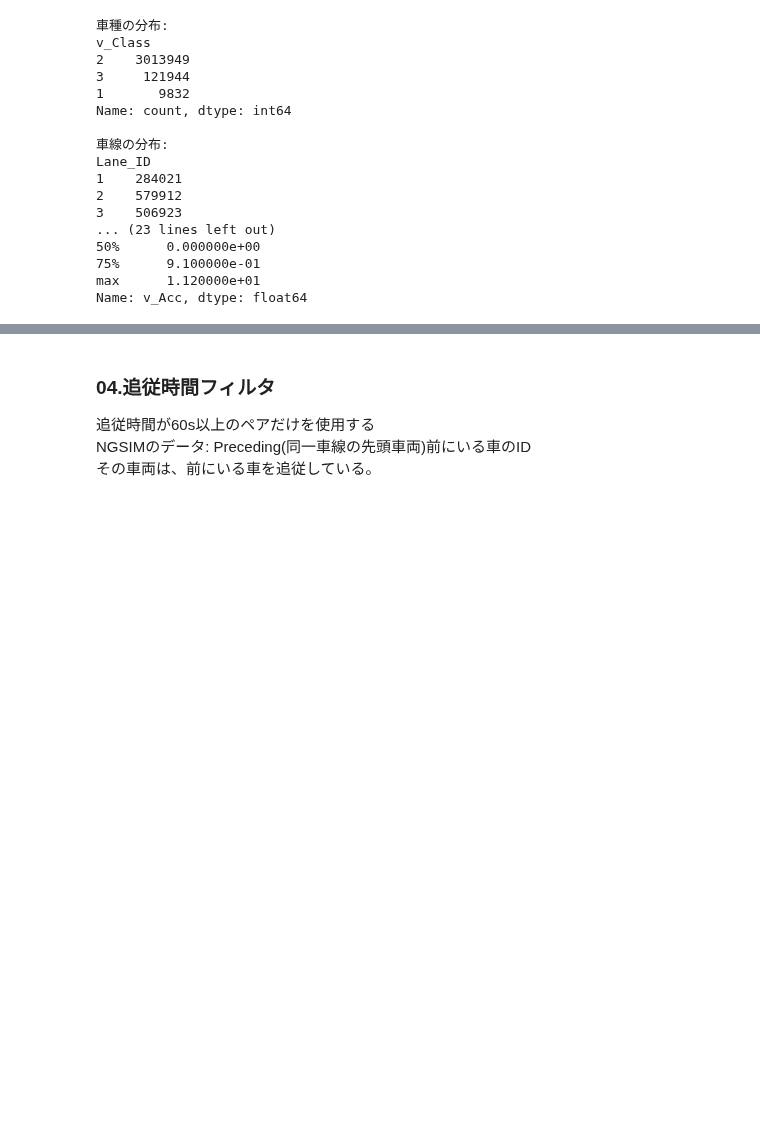
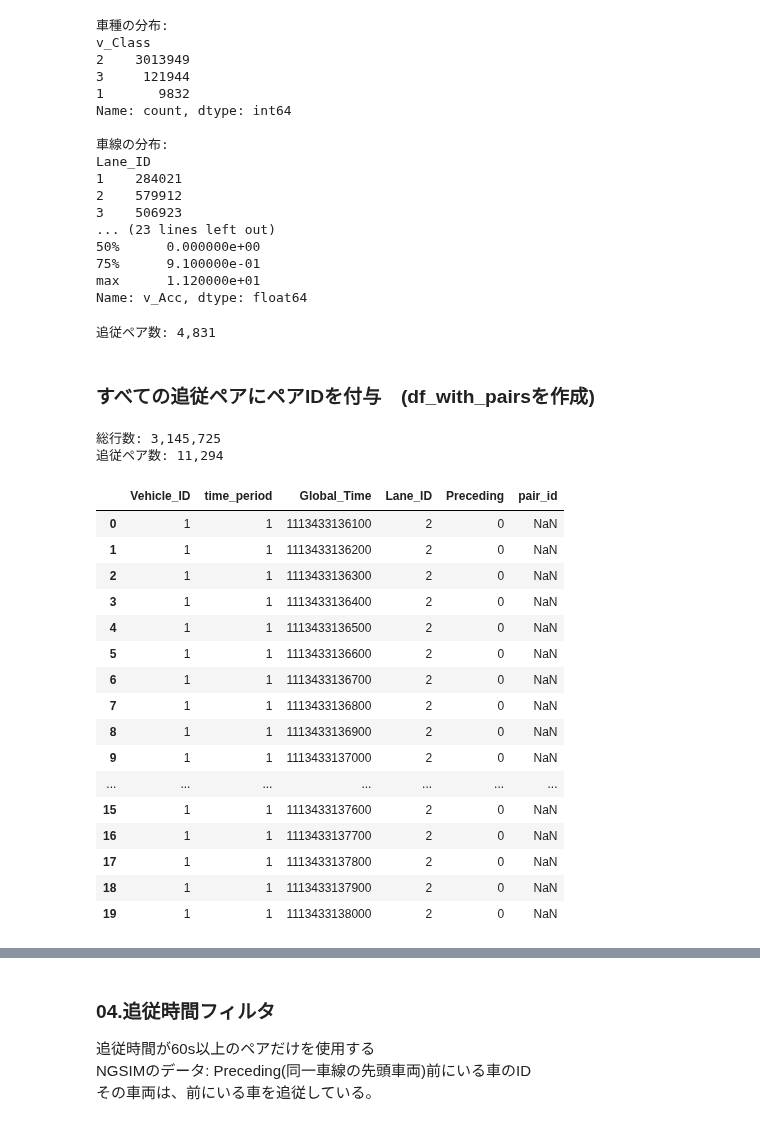
Before and after one commit to tenn0126/Game_Theory_Algorithm, a Jupyter notebook: notebooks/00_data_prep.ipynb, the cells around one changed output, grey strips where cells are left out. Drawn from its saved outputs; the diff is of its cells as text; code cells hidden in the pictures; blank space fills up the shorter version.

```diff
--- a/notebooks/00_data_prep.ipynb
+++ b/notebooks/00_data_prep.ipynb
@@ -106,3 +106,70 @@ Lane_ID
 75%      9.100000e-01
 max      1.120000e+01
 Name: v_Acc, dtype: float64
+# %%
+# 車線フィルタ後のデータにペアIDを付与
+df_lane_with_pairs = give_pair_id(df_lane_class)
+
+# 追従ペア数の確認
+print(f"追従ペア数: {df_lane_with_pairs['pair_id'].nunique():,}")
+# %% [output]
+追従ペア数: 4,831
+# %% [markdown]
+### すべての追従ペアにペアIDを付与　(df_with_pairsを作成)
+# %%
+def give_pair_id(df):
+    # ソート
+    df = df.sort_values(['Vehicle_ID', 'time_period', 'Global_Time']).copy()
+
+    # 条件が途切れるタイミングを検出
+    # ① Lane_IDが変わった
+    lane_changed = df.groupby(['Vehicle_ID', 'time_period'])['Lane_ID'].transform(
+        lambda x: x != x.shift(fill_value=-1)
+    )
+
+    # ② Precedingが変わった
+    preceding_changed = df.groupby(['Vehicle_ID', 'time_period'])['Preceding'].transform(
+        lambda x: x != x.shift(fill_value=-1)
+    )
+
+    # ③ Preceding=0
+    preceding_zero = df['Preceding'] == 0
+
+    # 条件が途切れるタイミング
+    break_point = lane_changed | preceding_changed | preceding_zero
+
+    # ペアIDを付与
+    df['pair_id'] = break_point.cumsum()
+
+    # Preceding=0の行はpair_idをNaNにする
+    df.loc[preceding_zero, 'pair_id'] = None
+
+    return df
+
+# 実行
+df_with_pairs = give_pair_id(df)
+
+# 確認
+print(f"総行数: {len(df_with_pairs):,}")
+print(f"追従ペア数: {df_with_pairs['pair_id'].nunique():,}")
+df_with_pairs[['Vehicle_ID', 'time_period', 'Global_Time', 'Lane_ID', 'Preceding', 'pair_id']].head(20)
+# %% [output]
+総行数: 3,145,725
+追従ペア数: 11,294
+|  | Vehicle_ID | time_period | Global_Time | Lane_ID | Preceding | pair_id |
+| 0 | 1 | 1 | 1113433136100 | 2 | 0 | NaN |
+| 1 | 1 | 1 | 1113433136200 | 2 | 0 | NaN |
+| 2 | 1 | 1 | 1113433136300 | 2 | 0 | NaN |
+| 3 | 1 | 1 | 1113433136400 | 2 | 0 | NaN |
+| 4 | 1 | 1 | 1113433136500 | 2 | 0 | NaN |
+| 5 | 1 | 1 | 1113433136600 | 2 | 0 | NaN |
+| 6 | 1 | 1 | 1113433136700 | 2 | 0 | NaN |
+| 7 | 1 | 1 | 1113433136800 | 2 | 0 | NaN |
+| 8 | 1 | 1 | 1113433136900 | 2 | 0 | NaN |
+| 9 | 1 | 1 | 1113433137000 | 2 | 0 | NaN |
+| ... | ... | ... | ... | ... | ... | ... |
+| 15 | 1 | 1 | 1113433137600 | 2 | 0 | NaN |
+| 16 | 1 | 1 | 1113433137700 | 2 | 0 | NaN |
+| 17 | 1 | 1 | 1113433137800 | 2 | 0 | NaN |
+| 18 | 1 | 1 | 1113433137900 | 2 | 0 | NaN |
+| 19 | 1 | 1 | 1113433138000 | 2 | 0 | NaN |
```
Also changed, not shown: parts of 43 cells of this notebook.
